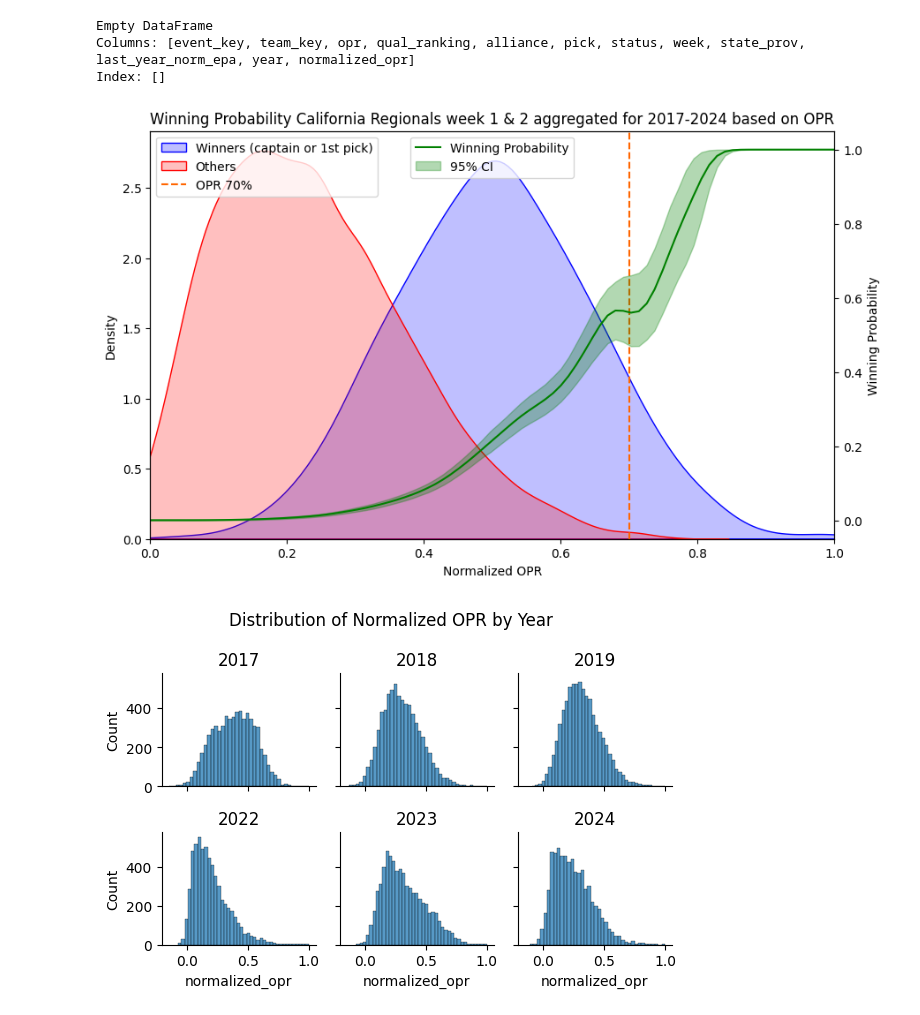
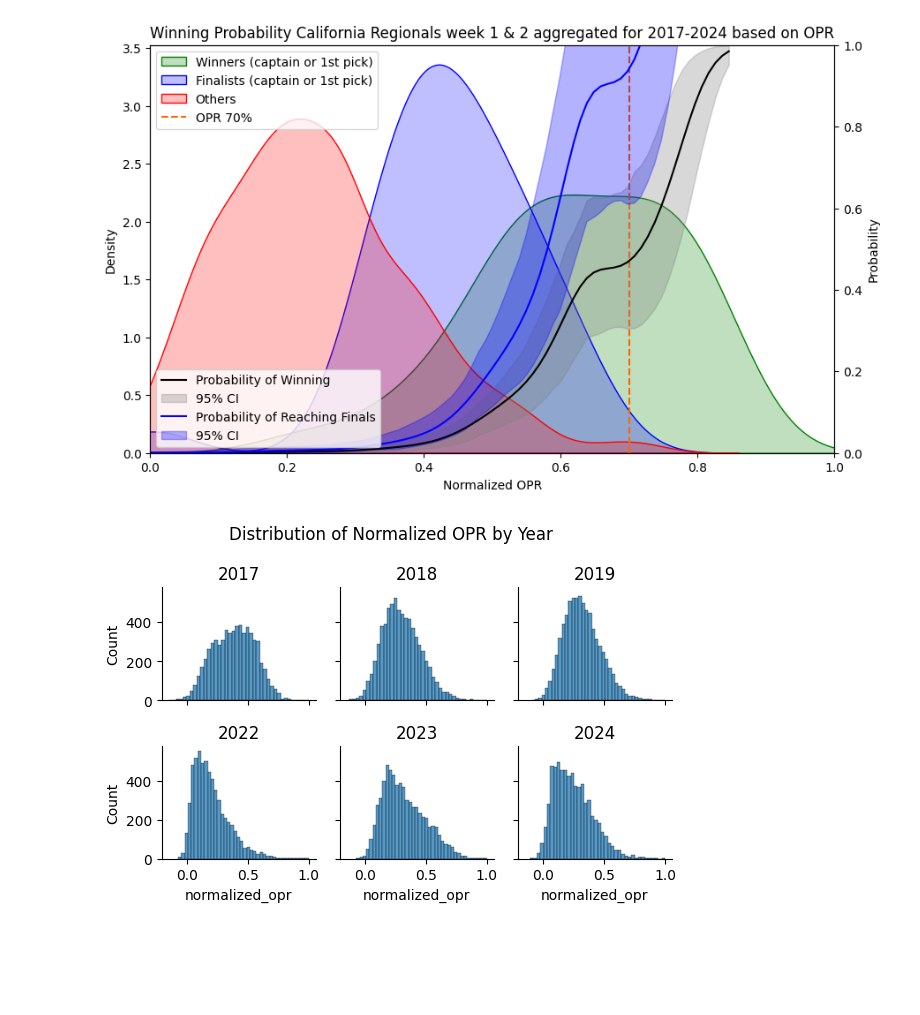
Before and after one commit to Bjorn4481/X--rule-data, a Jupyter notebook: Analysis.ipynb, the cells around one changed output. Drawn from its saved outputs; the diff is of its cells as text; code cells hidden in the pictures; blank space fills up the shorter version.

```diff
--- a/Analysis.ipynb
+++ b/Analysis.ipynb
@@ -8,12 +8,20 @@ df = df[df['year'] != 2020]
 df = df[(df['opr'].notnull()) & (df['week'].notnull())]
 max_opr_per_year = df.groupby('year')['opr'].transform(lambda x: x.nlargest(1).mean())
 df.loc[:, 'normalized_opr'] = df['opr'] / max_opr_per_year
-
-print(df[df['team_key'] == 'frc1678'])
-# %% [output]
-Empty DataFrame
-Columns: [event_key, team_key, opr, qual_ranking, alliance, pick, status, week, state_prov, last_year_norm_epa, year, normalized_opr]
-Index: []
+# %%
+def get_df(year=None, weeks=None, state_prov=None):
+    df_filtered = df.copy()
+
+    if year is not None:
+        df_filtered = df_filtered[df_filtered['year'].isin(year)]
+
+    if weeks is not None:
+        df_filtered = df_filtered[df_filtered['week'].isin(weeks)]
+
+    if state_prov is not None:
+        df_filtered = df_filtered[df_filtered['state_prov'] == state_prov]
+
+    return df_filtered
 # %%
 import matplotlib.pyplot as plt
 import seaborn as sns
@@ -30,8 +38,9 @@ def plot_opr_distribution_with_bootstrap(df, n_bootstrap=1000):
     opr_70 = 0.7
 
     # Assuming in_season_2017_df is your DataFrame
-    won_pick_teams = df[(df['status'] == 'won') & (df['pick'] <= 1)]
-    other_teams = df[~((df['status'] == 'won') & (df['pick'] <= 1))]
+    won_pick_teams = df[(df['status'] == 'winner') & (df['pick'] <= 1)]
+    finalist_pick_teams = df[(df['status'] == 'finalist') & (df['pick'] <= 1)]
+    other_teams = df[~((df['status'] == 'winner') & (df['pick'] <= 1))]
 
     # Define the OPR target
     opr_target = opr_70
@@ -48,27 +57,32 @@ def plot_opr_distribution_with_bootstrap(df, n_bootstrap=1000):
         df_resampled = resample(df)
 
         # Split the resampled data into winning and other teams
-        won_pick_teams_resampled = df_resampled[(df_resampled['status'] == 'won') & (df_resampled['pick'] <= 1)]
-        other_teams_resampled = df_resampled[~((df_resampled['status'] == 'won') & (df_resampled['pick'] <= 1))]
+        won_pick_teams_resampled = df_resampled[(df_resampled['status'] == 'winner') & (df_resampled['pick'] <= 1)]
+        finalist_pick_teams_resampled = df_resampled[(df_resampled['status'] == 'finalist') & (df_resampled['pick'] <= 1)]
+        other_teams_resampled = df_resampled[~((df_resampled['status'] == 'winner') & (df_resampled['pick'] <= 1))]
 
         # Calculate the KDE using scipy.stats.gaussian_kde
         kde_won = gaussian_kde(won_pick_teams_resampled['normalized_opr'])
+        kde_finalist = gaussian_kde(finalist_pick_teams_resampled['normalized_opr'])
         kde_other = gaussian_kde(other_teams_resampled['normalized_opr'])
 
         # Evaluate the KDE at the range of OPR values
         density_won = kde_won(opr_values)
+        density_finalist = kde_finalist(opr_values)
         density_other = kde_other(opr_values)
 
         # Calculate the proportion of teams in each group
         proportion_won = len(won_pick_teams_resampled) / len(df_resampled)
+        proportion_finalist = len(finalist_pick_teams_resampled) / len(df_resampled)
         proportion_other = len(other_teams_resampled) / len(df_resampled)
 
         # Adjust the densities by the proportions
         adjusted_density_won = density_won * proportion_won
+        adjusted_density_finalist = density_finalist * proportion_finalist
         adjusted_density_other = density_other * proportion_other
 
         # Calculate the winning probability for each OPR value
-        total_density = adjusted_density_won + adjusted_density_other
+        total_density = adjusted_density_won + adjusted_density_other + adjusted_density_finalist
         probability_winning = adjusted_density_won / total_density
 
         # Store the results
@@ -81,42 +95,53 @@ def plot_opr_distribution_with_bootstrap(df, n_bootstrap=1000):
 
     # Plot the KDE and the winning probability
     fig, ax1 = plt.subplots(figsize=(10, 6))
 
     # Plot the KDE
-    sns.kdeplot(won_pick_teams['normalized_opr'], color='b', label='Winners (captain or 1st pick)', fill=True, ax=ax1)
+    sns.kdeplot(won_pick_teams['normalized_opr'], color='g', label='Winners (captain or 1st pick)', fill=True, ax=ax1)
+    sns.kdeplot(finalist_pick_teams['normalized_opr'], color='b', label='Finalists (captain or 1st pick)', fill=True, ax=ax1)
     sns.kdeplot(other_teams['normalized_opr'], color='r', label='Others', fill=True, ax=ax1)
 
     # Add vertical line for OPR target
     ax1.axvline(round(opr_target, 2), color='#ff6600', linestyle='--', label='OPR 70%')
 
     # Add labels and title
     ax1.set_xlabel('Normalized OPR')
     ax1.set_ylabel('Density')
     #ax1.set_title('Distribution of Normalized OPR in {}'.format(years))
     ax1.set_title('Winning Probability California Regionals week 1 & 2 aggregated for 2017-2024 based on OPR')
 
     # Add a legend
     ax1.legend(loc='upper left')
 
     # Limit the x-axis to 1.0
     ax1.set_xlim(0, 1.0)
 
-    # Create a second y-axis for the winning probability
+    # Create a second y-axis for the probabilities of winning and for finals probability (winner or finalist)
     ax2 = ax1.twinx()
-    ax2.plot(opr_values, mean_probability_winning, color='g', label='Winning Probability')
-    ax2.fill_between(opr_values, lower_ci, upper_ci, color='g', alpha=0.3, label='95% CI')
-    ax2.set_ylabel('Winning Probability')
 
-    # Add a legend for the second y-axis
-    ax2.legend(loc='upper center')
+    # Plot the winning probability
+    ax2.plot(opr_values, mean_probability_winning, color='k', label='Probability of Winning')
+    ax2.fill_between(opr_values, lower_ci, upper_ci, color='gray', alpha=0.3, label='95% CI')
+
+    # probability of reaching finals
+    probability_finals = mean_probability_winning + np.mean(bootstrap_probabilities, axis=0)
+    ax2.plot(opr_values, probability_finals, color='b', label='Probability of Reaching Finals')
+    ax2.fill_between(opr_values, lower_ci + np.percentile(bootstrap_probabilities, 2.5, axis=0), upper_ci + np.percentile(bootstrap_probabilities, 97.5, axis=0), color='blue', alpha=0.3, label='95% CI')
+
+    # Add labels
+    ax2.set_ylabel('Probability')
+    ax2.set_ylim(0, 1.0)
+
+    # Add a legend
+    ax2.legend(loc='lower left')
 
     # Show the plot
     plt.show()
 
 # Example usage:
-plot_opr_distribution_with_bootstrap(get_df(year=[2017,2018,2019,2022,2023,2024], weeks=[0,1]), n_bootstrap=1000)
+plot_opr_distribution_with_bootstrap(get_df(year=[2017,2018,2019,2022,2023,2024], weeks=[1,2], state_prov='CA'), n_bootstrap=100)
 # %% [output]
-[figure, old version]
+[figure, new version]
 # %%
 import pandas as pd
 import seaborn as sns
```
Also changed, not shown: parts of 4 cells of this notebook, 2 other files.
